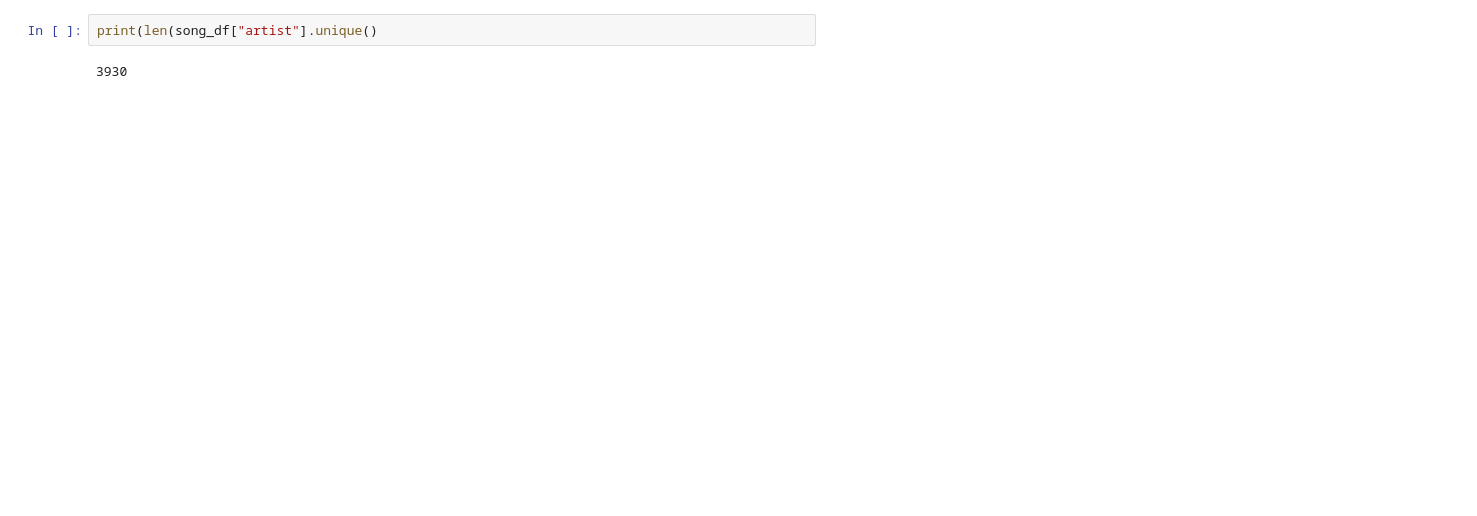
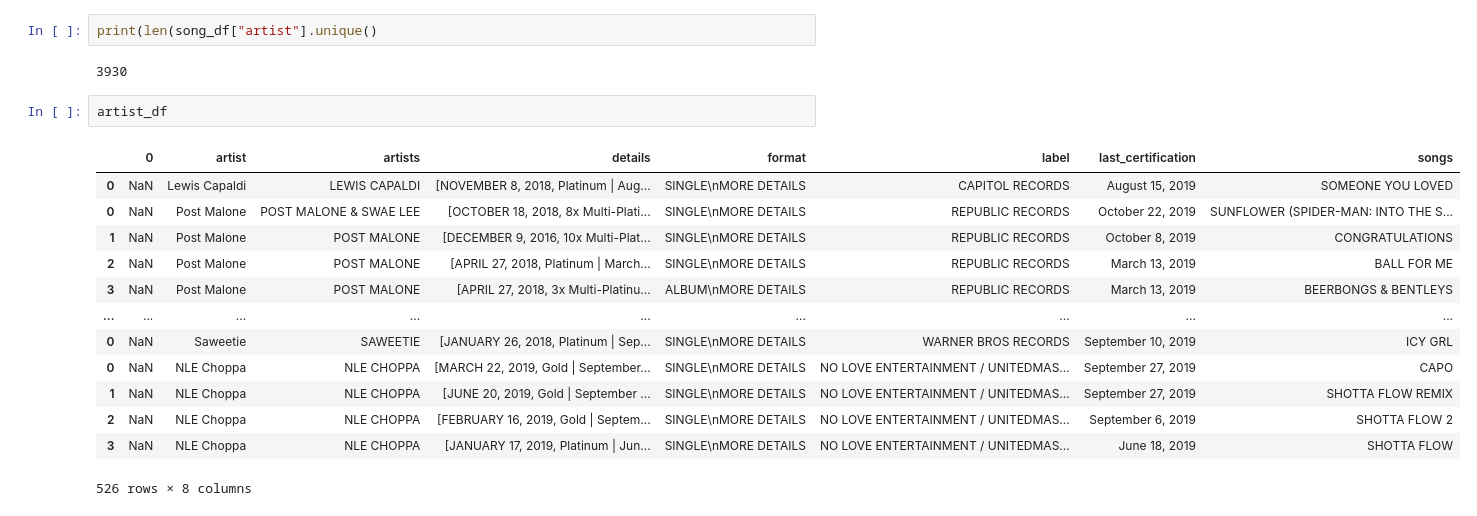
Before and after one commit to Weulass/Billboard-analytics, a Jupyter notebook: ScrapeRIAA.ipynb, the cells around one changed output. Saved outputs shown, nothing was run; the diff lists cells and outputs as text; blank space fills up the shorter version.

Commit message:
Adding some artists

```diff
--- a/ScrapeRIAA.ipynb
+++ b/ScrapeRIAA.ipynb
@@ -124,3 +124,19 @@ To retain the current behavior and silence the warning, pass 'sort=True'.
 print(len(song_df["artist"].unique()
 # %% [output]
 3930
+# %%
+artist_df
+# %% [output]
+|  | 0 | artist | artists | details | format | label | last_certification | songs |
+| 0 | NaN | Lewis Capaldi | LEWIS CAPALDI | [NOVEMBER 8, 2018, Platinum | Aug... | SINGLE\nMORE DETAILS | CAPITOL RECORDS | August 15, 2019 | SOMEONE YOU LOVED |
+| 0 | NaN | Post Malone | POST MALONE & SWAE LEE | [OCTOBER 18, 2018, 8x Multi-Plati... | SINGLE\nMORE DETAILS | REPUBLIC RECORDS | October 22, 2019 | SUNFLOWER (SPIDER-MAN: INTO THE S... |
+| 1 | NaN | Post Malone | POST MALONE | [DECEMBER 9, 2016, 10x Multi-Plat... | SINGLE\nMORE DETAILS | REPUBLIC RECORDS | October 8, 2019 | CONGRATULATIONS |
+| 2 | NaN | Post Malone | POST MALONE | [APRIL 27, 2018, Platinum | March... | SINGLE\nMORE DETAILS | REPUBLIC RECORDS | March 13, 2019 | BALL FOR ME |
+| 3 | NaN | Post Malone | POST MALONE | [APRIL 27, 2018, 3x Multi-Platinu... | ALBUM\nMORE DETAILS | REPUBLIC RECORDS | March 13, 2019 | BEERBONGS & BENTLEYS |
+| ... | ... | ... | ... | ... | ... | ... | ... | ... |
+| 0 | NaN | Saweetie | SAWEETIE | [JANUARY 26, 2018, Platinum | Sep... | SINGLE\nMORE DETAILS | WARNER BROS RECORDS | September 10, 2019 | ICY GRL |
+| 0 | NaN | NLE Choppa | NLE CHOPPA | [MARCH 22, 2019, Gold | September... | SINGLE\nMORE DETAILS | NO LOVE ENTERTAINMENT / UNITEDMAS... | September 27, 2019 | CAPO |
+| 1 | NaN | NLE Choppa | NLE CHOPPA | [JUNE 20, 2019, Gold | September ... | SINGLE\nMORE DETAILS | NO LOVE ENTERTAINMENT / UNITEDMAS... | September 27, 2019 | SHOTTA FLOW REMIX |
+| 2 | NaN | NLE Choppa | NLE CHOPPA | [FEBRUARY 16, 2019, Gold | Septem... | SINGLE\nMORE DETAILS | NO LOVE ENTERTAINMENT / UNITEDMAS... | September 6, 2019 | SHOTTA FLOW 2 |
+| 3 | NaN | NLE Choppa | NLE CHOPPA | [JANUARY 17, 2019, Platinum | Jun... | SINGLE\nMORE DETAILS | NO LOVE ENTERTAINMENT / UNITEDMAS... | June 18, 2019 | SHOTTA FLOW |
+526 rows × 8 columns
```
Also changed, not shown: parts of 1 cell of this notebook, 1 other file.
